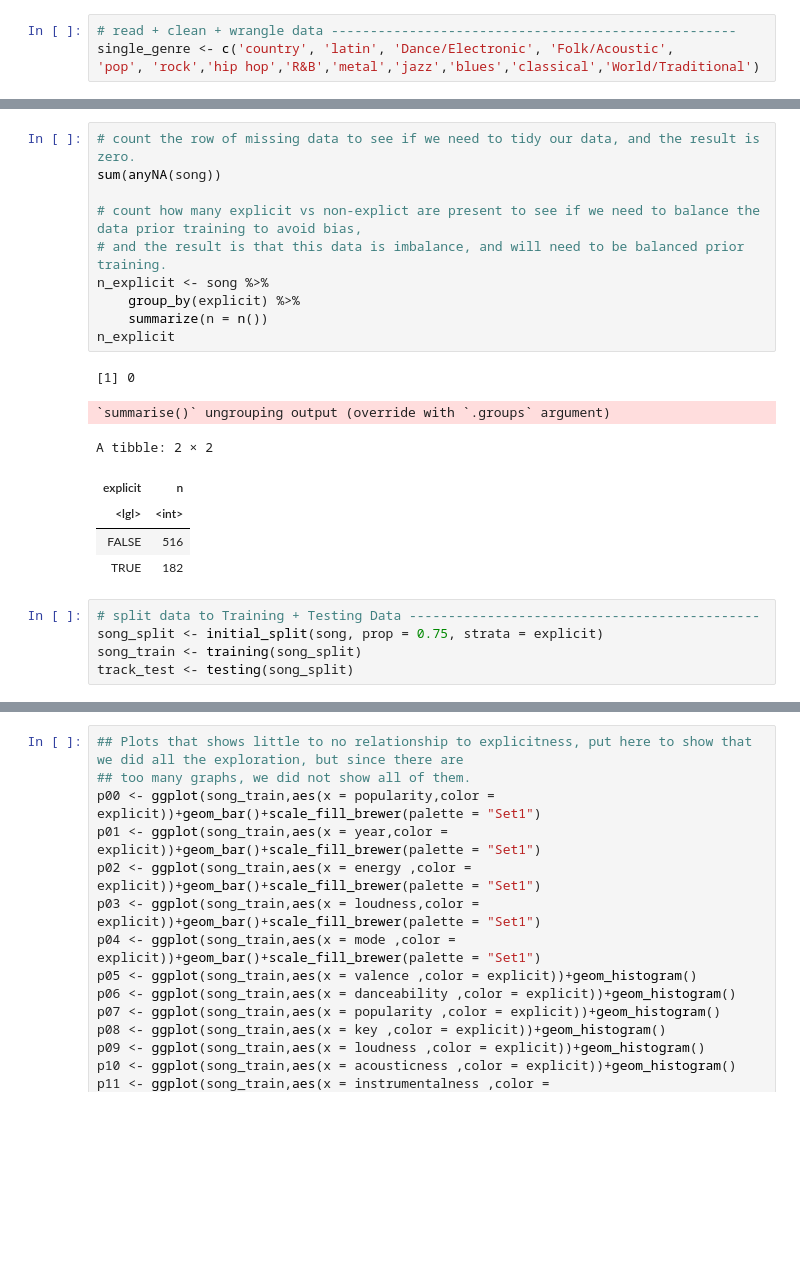
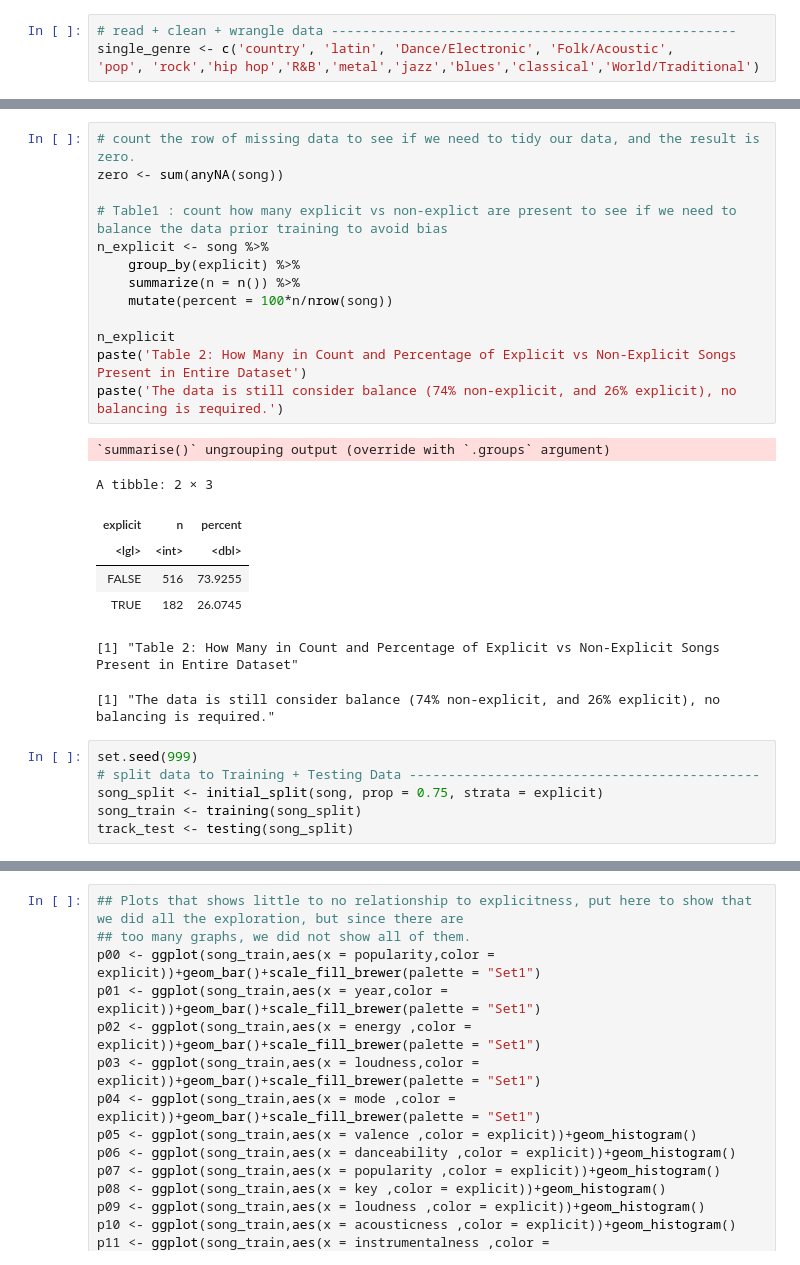
Before and after one commit to SugarLucas/dsci_100_project, a Jupyter notebook: Top_hits.ipynb, the cells around one changed output, grey strips where cells are left out. Drawn from its saved outputs; the diff is of its cells as text; blank space fills up the shorter version.

```diff
--- a/Top_hits.ipynb
+++ b/Top_hits.ipynb
@@ -74,22 +64,27 @@ A tibble: 6 × 19
 # %%
 # count the row of missing data to see if we need to tidy our data, and the result is zero.
-sum(anyNA(song))
+zero <- sum(anyNA(song))
 
-# count how many explicit vs non-explict are present to see if we need to balance the data prior training to avoid bias,
-# and the result is that this data is imbalance, and will need to be balanced prior training.
+# Table1 : count how many explicit vs non-explict are present to see if we need to balance the data prior training to avoid bias
 n_explicit <- song %>%
     group_by(explicit) %>%
-    summarize(n = n())
+    summarize(n = n()) %>%
+    mutate(percent = 100*n/nrow(song))
+
 n_explicit
+paste('Table 2: How Many in Count and Percentage of Explicit vs Non-Explicit Songs Present in Entire Dataset')
+paste('The data is still consider balance (74% non-explicit, and 26% explicit), no balancing is required.')
 # %% [output]
-[1] 0
+`summarise()` ungrouping output (override with `.groups` argument)
-`summarise()` ungrouping output (override with `.groups` argument)
+A tibble: 2 × 3
+| explicit | n | percent |
+| <lgl> | <int> | <dbl> |
+| FALSE | 516 | 73.9255 |
+| TRUE | 182 | 26.0745 |
-A tibble: 2 × 2
+[1] "Table 2: How Many in Count and Percentage of Explicit vs Non-Explicit Songs Present in Entire Dataset"
-| explicit | n |
-| <lgl> | <int> |
-| FALSE | 516 |
-| TRUE | 182 |
+[1] "The data is still consider balance (74% non-explicit, and 26% explicit), no balancing is required."
 # %%
+set.seed(999)
 # split data to Training + Testing Data ---------------------------------------------
 song_split <- initial_split(song, prop = 0.75, strata = explicit)
 song_train <- training(song_split)
```
Also changed, not shown: parts of 25 cells of this notebook.
